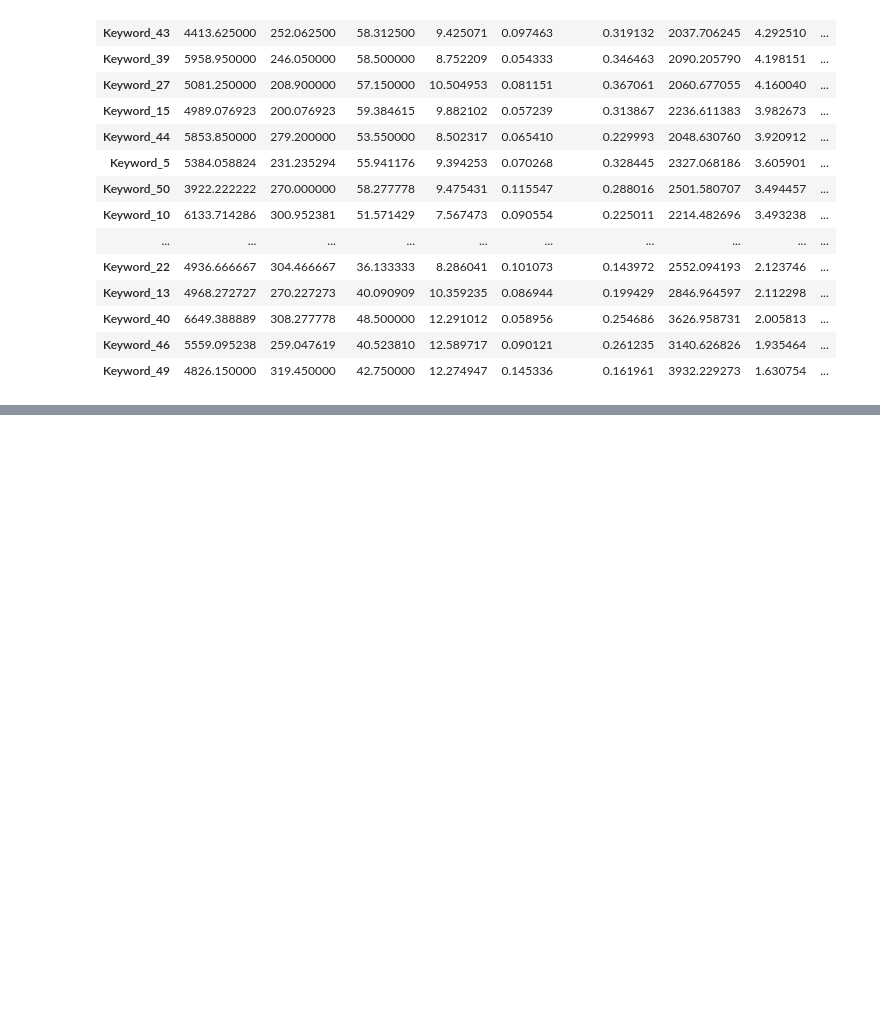
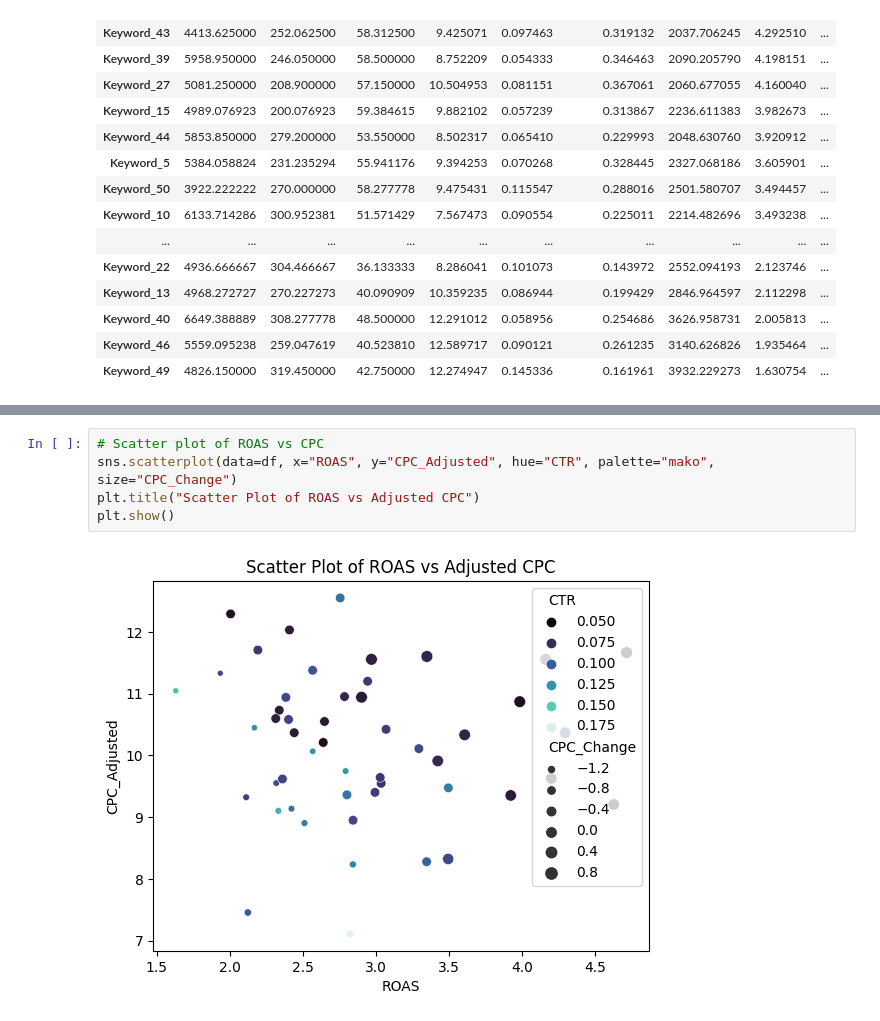
Before and after one commit to MathewLipman/Work-Samples, a Jupyter notebook: Search_Advertising_Chart_Examples.ipynb, the cells around one changed output, grey strips where cells are left out. Drawn from its saved outputs; the diff is of its cells as text; blank space fills up the shorter version.

```diff
--- a/Search_Advertising_Chart_Examples.ipynb
+++ b/Search_Advertising_Chart_Examples.ipynb
@@ -618,0 +628,7 @@ df.sort_values(['ROAS', 'CTR'], ascending=[False, True])
+# %%
+# Scatter plot of ROAS vs CPC
+sns.scatterplot(data=df, x="ROAS", y="CPC_Adjusted", hue="CTR", palette="mako", size="CPC_Change")
+plt.title("Scatter Plot of ROAS vs Adjusted CPC")
+plt.show()
+# %% [output]
+[figure, added]
```
Also changed, not shown: parts of 2 cells of this notebook.
